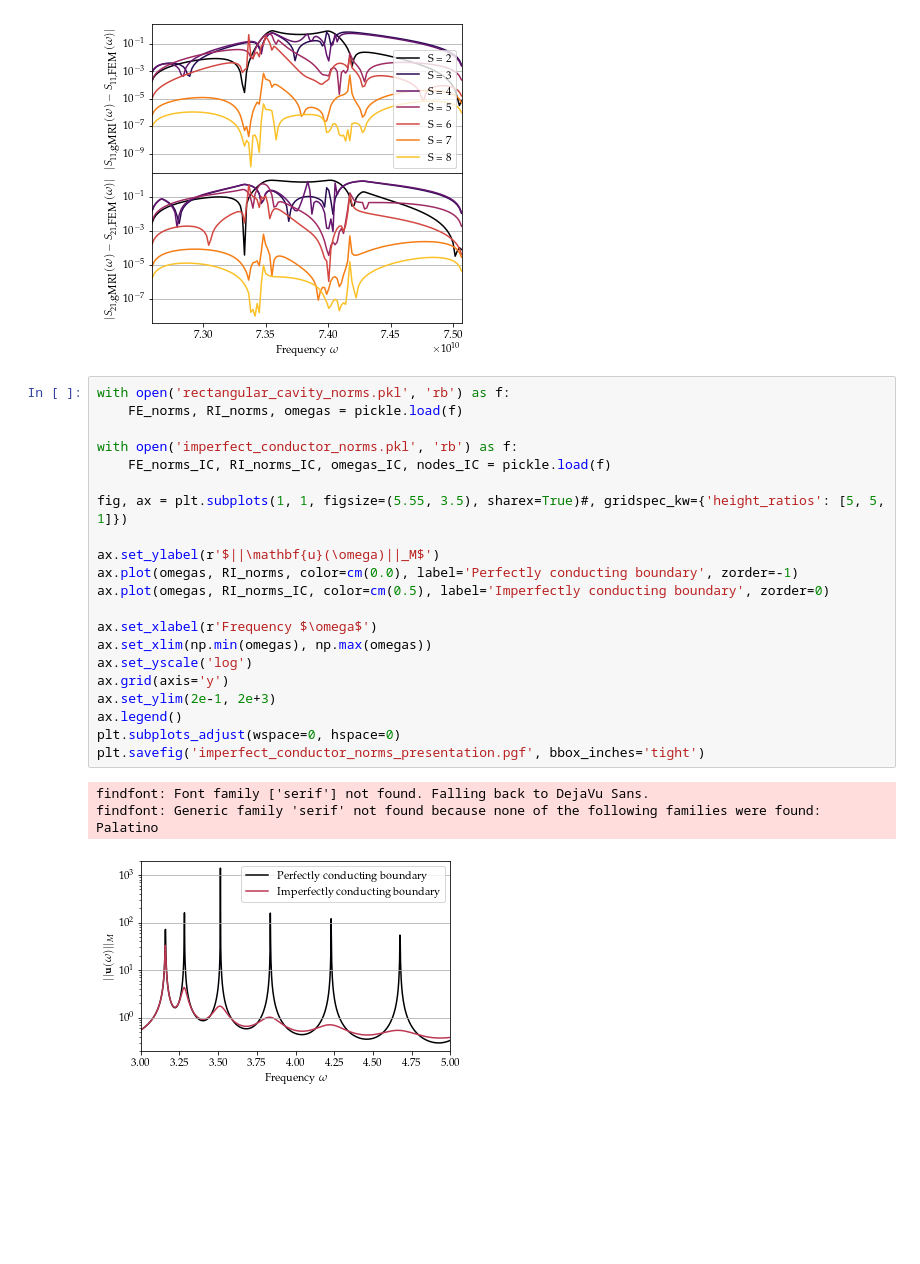
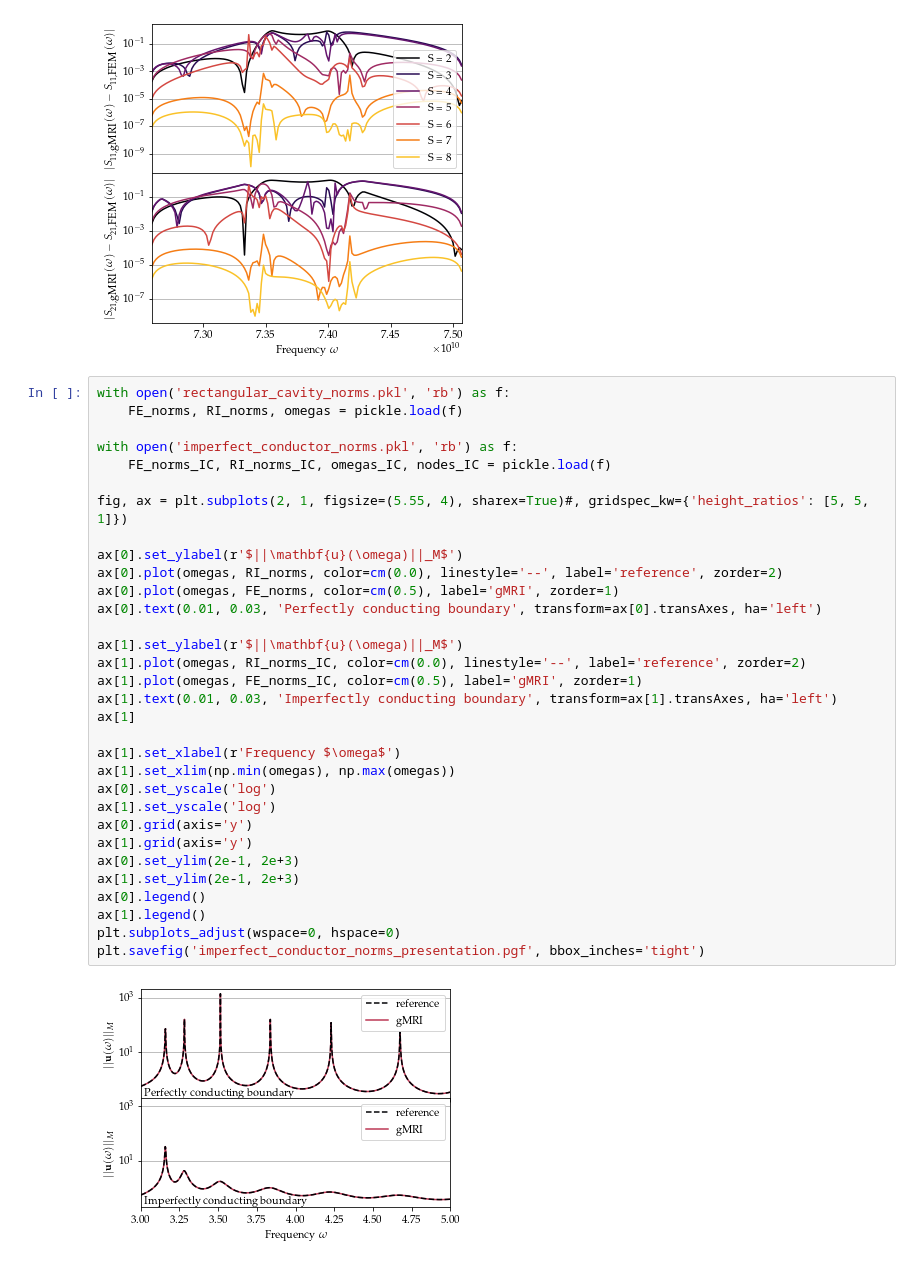
Before and after one commit to FMatti/Maxwell-MRI, a Jupyter notebook: report/plots/plots.ipynb, the cells around one changed output. Saved outputs shown, nothing was run; the diff lists cells and outputs as text; blank space fills up the shorter version.

```diff
--- a/report/plots/plots.ipynb
+++ b/report/plots/plots.ipynb
@@ -303,25 +303,34 @@ plt.savefig('circular_waveguide_error.pgf', bbox_inches='tight')
 # %%
 with open('rectangular_cavity_norms.pkl', 'rb') as f:
     FE_norms, RI_norms, omegas = pickle.load(f)
 
 with open('imperfect_conductor_norms.pkl', 'rb') as f:
     FE_norms_IC, RI_norms_IC, omegas_IC, nodes_IC = pickle.load(f)
 
-fig, ax = plt.subplots(1, 1, figsize=(5.55, 3.5), sharex=True)#, gridspec_kw={'height_ratios': [5, 5, 1]})
+fig, ax = plt.subplots(2, 1, figsize=(5.55, 4), sharex=True)#, gridspec_kw={'height_ratios': [5, 5, 1]})
 
-ax.set_ylabel(r'$||\mathbf{u}(\omega)||_M$')
-ax.plot(omegas, RI_norms, color=cm(0.0), label='Perfectly conducting boundary', zorder=-1)
-ax.plot(omegas, RI_norms_IC, color=cm(0.5), label='Imperfectly conducting boundary', zorder=0)
+ax[0].set_ylabel(r'$||\mathbf{u}(\omega)||_M$')
+ax[0].plot(omegas, RI_norms, color=cm(0.0), linestyle='--', label='reference', zorder=2)
+ax[0].plot(omegas, FE_norms, color=cm(0.5), label='gMRI', zorder=1)
+ax[0].text(0.01, 0.03, 'Perfectly conducting boundary', transform=ax[0].transAxes, ha='left')
 
-ax.set_xlabel(r'Frequency $\omega$')
-ax.set_xlim(np.min(omegas), np.max(omegas))
-ax.set_yscale('log')
-ax.grid(axis='y')
-ax.set_ylim(2e-1, 2e+3)
-ax.legend()
+ax[1].set_ylabel(r'$||\mathbf{u}(\omega)||_M$')
+ax[1].plot(omegas, RI_norms_IC, color=cm(0.0), linestyle='--', label='reference', zorder=2)
+ax[1].plot(omegas, FE_norms_IC, color=cm(0.5), label='gMRI', zorder=1)
+ax[1].text(0.01, 0.03, 'Imperfectly conducting boundary', transform=ax[1].transAxes, ha='left')
+ax[1]
+
+ax[1].set_xlabel(r'Frequency $\omega$')
+ax[1].set_xlim(np.min(omegas), np.max(omegas))
+ax[0].set_yscale('log')
+ax[1].set_yscale('log')
+ax[0].grid(axis='y')
+ax[1].grid(axis='y')
+ax[0].set_ylim(2e-1, 2e+3)
+ax[1].set_ylim(2e-1, 2e+3)
+ax[0].legend()
+ax[1].legend()
 plt.subplots_adjust(wspace=0, hspace=0)
 plt.savefig('imperfect_conductor_norms_presentation.pgf', bbox_inches='tight')
 # %% [output]
-findfont: Font family ['serif'] not found. Falling back to DejaVu Sans.
-findfont: Generic family 'serif' not found because none of the following families were found: Palatino
-[figure, old version]
+[figure, new version]
```
Also changed, not shown: 5 other files.
